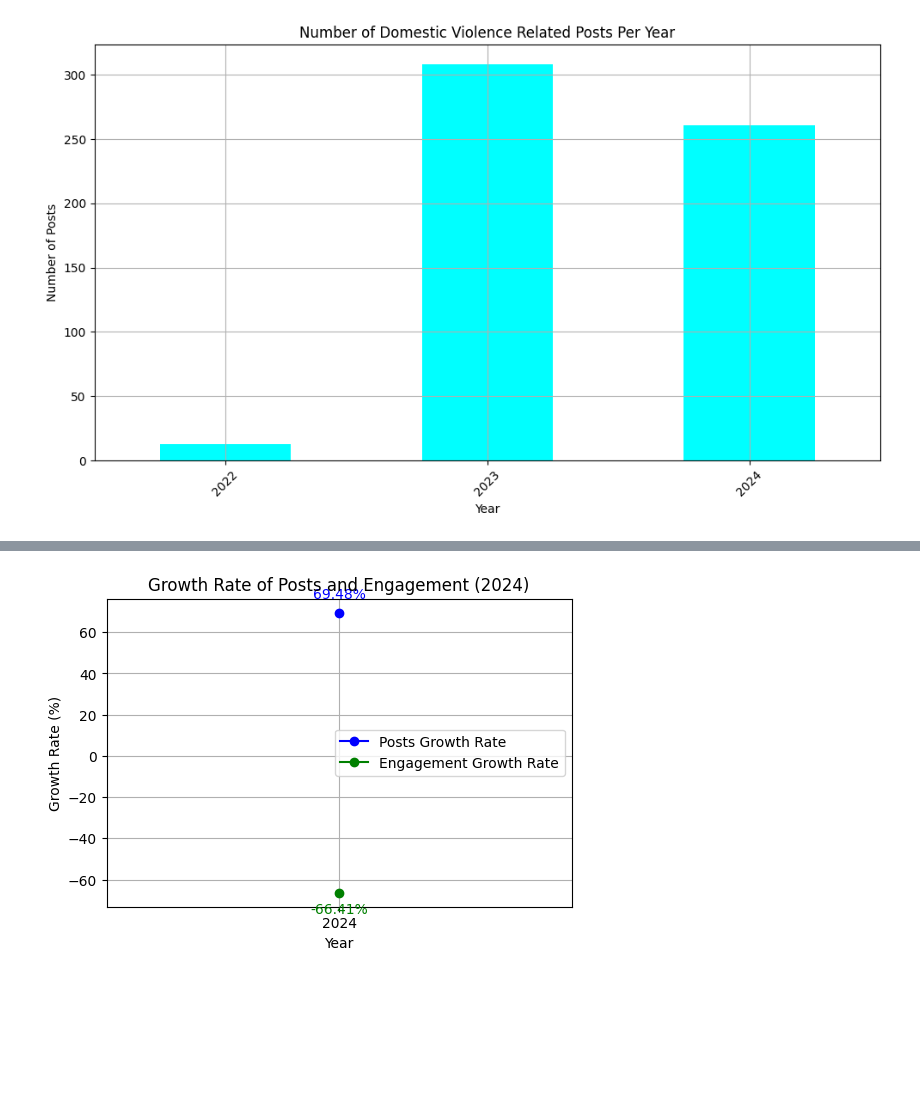
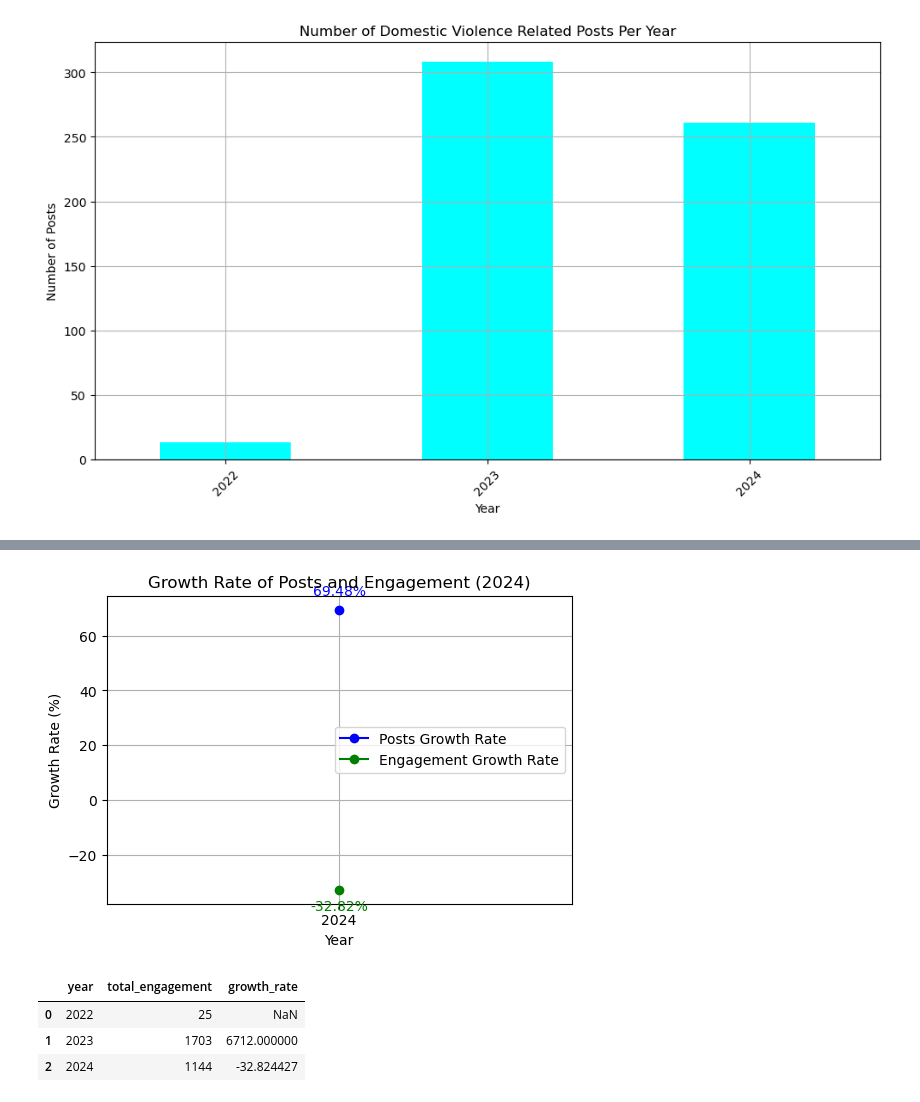
Before and after one commit to StevenDB995/COMP90024_Assignment2_Grp24, a Jupyter notebook: frontend/scenario3.ipynb, the cells around one changed output, grey strips where cells are left out. Drawn from its saved outputs; the diff is of its cells as text; code cells hidden in the pictures; blank space fills up the shorter version.

```diff
--- a/frontend/scenario3.ipynb
+++ b/frontend/scenario3.ipynb
@@ -256,36 +256,42 @@ annual_posts.loc[annual_posts['year'] == 2024, 'total_posts'] *= 2
 
 # Calculate total engagements (favourites, reblogs, and replies) per year
 DVData_df['total_engagement'] = DVData_df['favourites_count'] + DVData_df['reblogs_count'] + DVData_df['replies_count']
-annual_engagement = DVData_df.groupby('year')['total_engagement'].sum().reset_index()
+annual_engagement= DVData_df.groupby('year')['total_engagement'].sum().reset_index()
+annual_engagement.loc[annual_engagement['year'] == 2024, 'total_engagement'] *= 2
 
 # Calculate growth rates
 annual_posts['growth_rate'] = annual_posts['total_posts'].pct_change() * 100
 annual_engagement['growth_rate'] = annual_engagement['total_engagement'].pct_change() * 100
 
 # Filter data for only 2024
 growth_rate_2024 = {
     'year': [2024],
     'posts_growth_rate': annual_posts[annual_posts['year'] == 2024]['growth_rate'].values,
     'engagement_growth_rate': annual_engagement[annual_engagement['year'] == 2024]['growth_rate'].values
 }
 growth_rate_2024_df = pd.DataFrame(growth_rate_2024)
 
 # Plot the line chart
 plt.figure(figsize=(6, 4))
 plt.plot(growth_rate_2024_df['year'], growth_rate_2024_df['posts_growth_rate'], marker='o', linestyle='-', color='blue', label='Posts Growth Rate')
 plt.plot(growth_rate_2024_df['year'], growth_rate_2024_df['engagement_growth_rate'], marker='o', linestyle='-', color='green', label='Engagement Growth Rate')
 plt.title('Growth Rate of Posts and Engagement (2024)')
 plt.xlabel('Year')
 plt.ylabel('Growth Rate (%)')
 plt.xticks([2024])  # Ensure x-axis only shows 2024
 plt.legend()
 plt.grid(True)
 
 # Annotate the plot with data labels
 for i in range(len(growth_rate_2024_df)):
     plt.annotate(f"{growth_rate_2024_df['posts_growth_rate'][i]:.2f}%", (growth_rate_2024_df['year'][i], growth_rate_2024_df['posts_growth_rate'][i]), textcoords="offset points", xytext=(0,10), ha='center', color='blue')
     plt.annotate(f"{growth_rate_2024_df['engagement_growth_rate'][i]:.2f}%", (growth_rate_2024_df['year'][i], growth_rate_2024_df['engagement_growth_rate'][i]), textcoords="offset points", xytext=(0,-15), ha='center', color='green')
 
 plt.show()
+annual_engagement
 # %% [output]
-[figure, old version]
+[figure, new version]
+|  | year | total_engagement | growth_rate |
+| 0 | 2022 | 25 | NaN |
+| 1 | 2023 | 1703 | 6712.000000 |
+| 2 | 2024 | 1144 | -32.824427 |
```
